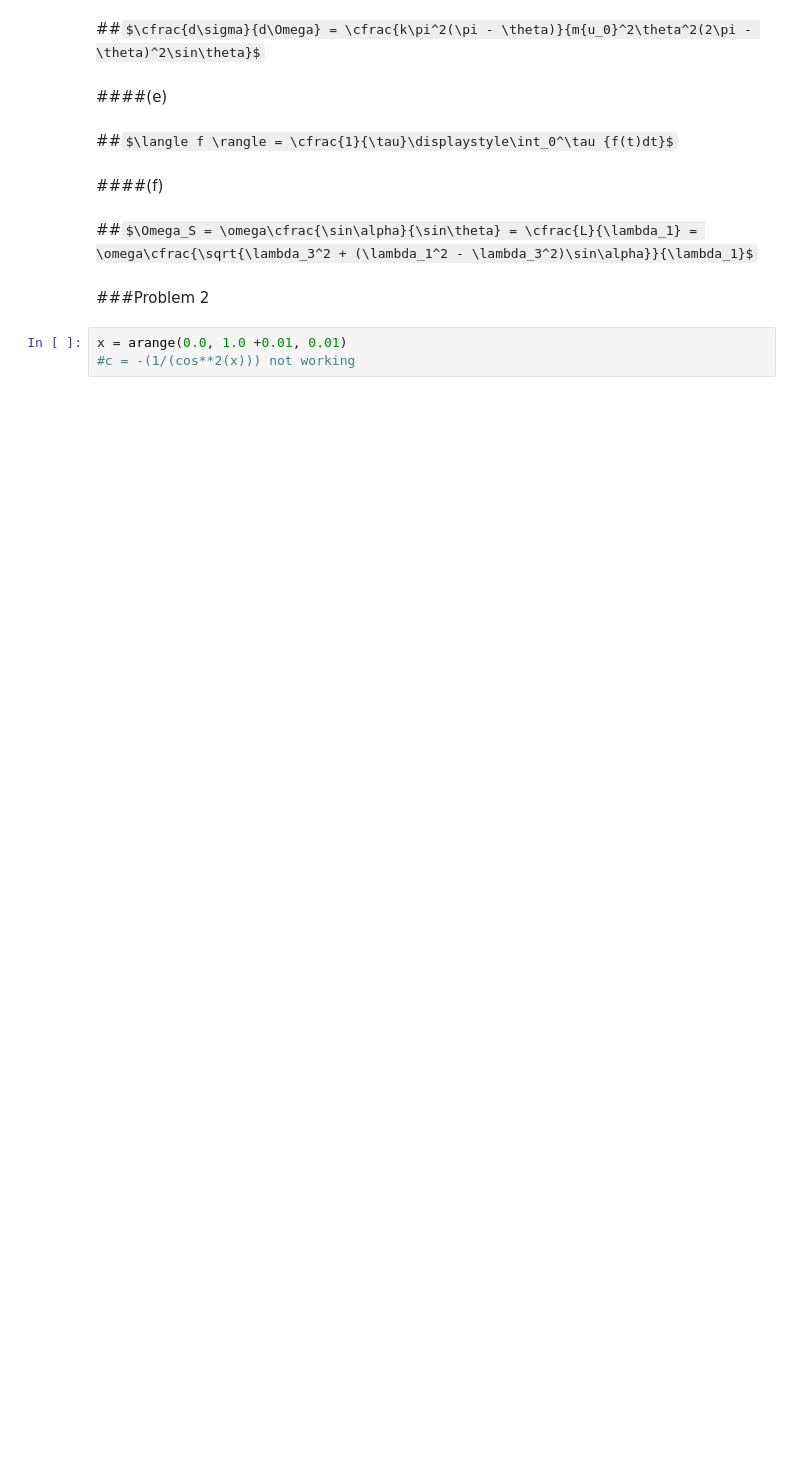
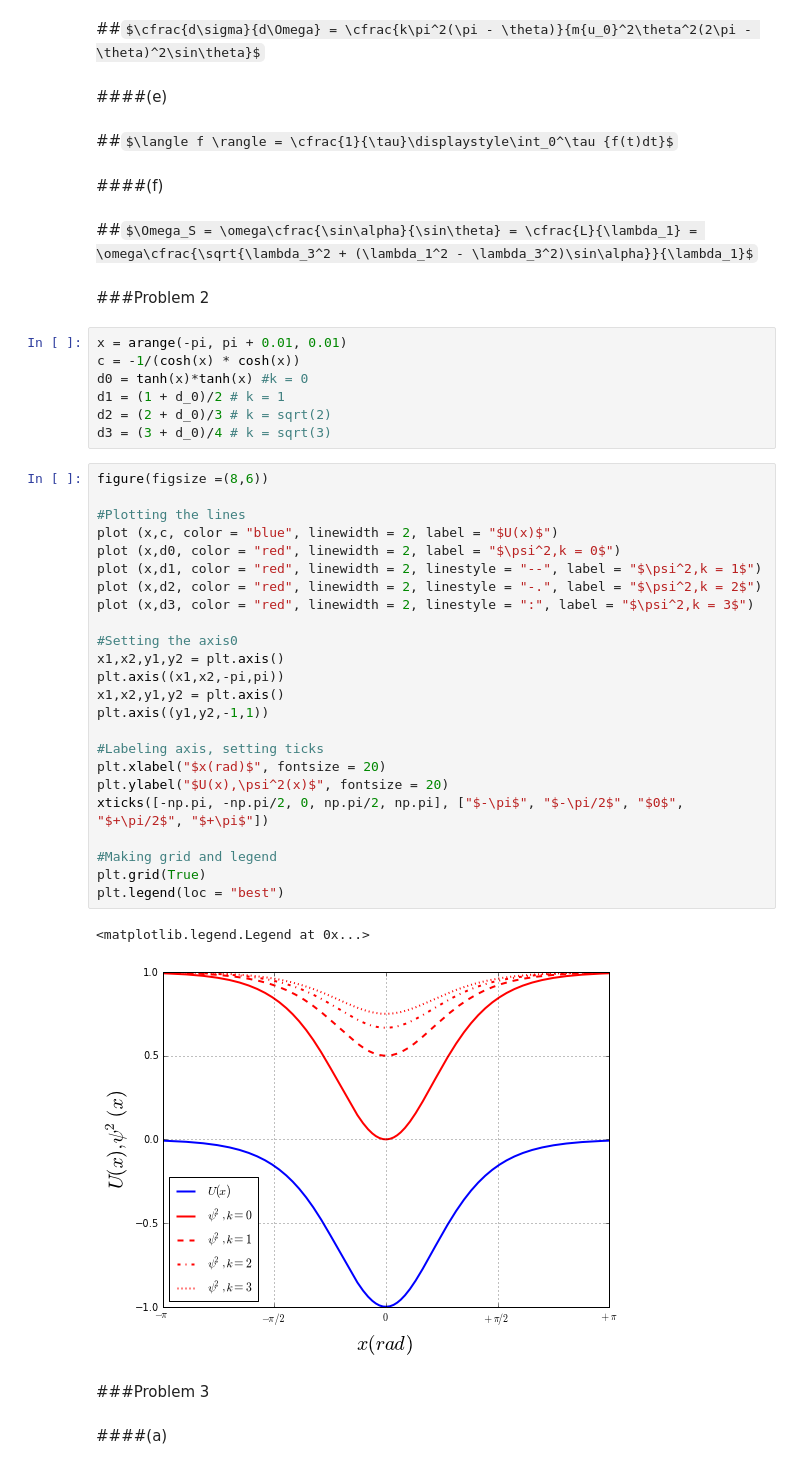
Before and after one commit to wsnyderPHYS202/PHYS202-S13, a Jupyter notebook: Week3/GraphicsEx2.ipynb, the cells around one changed output. Cells and saved outputs as stored; diff of their text form; some formulas as TeX source; blank space fills up the shorter version.

Commit message:
Updating GraphicsEx2

```diff
--- a/Week3/GraphicsEx2.ipynb
+++ b/Week3/GraphicsEx2.ipynb
@@ -28,6 +28,41 @@
 ##$\Omega_S = \omega\cfrac{\sin\alpha}{\sin\theta} = \cfrac{L}{\lambda_1} = \omega\cfrac{\sqrt{\lambda_3^2 + (\lambda_1^2 - \lambda_3^2)\sin\alpha}}{\lambda_1}$
 # %% [markdown]
 ###Problem 2
-# %%
-x = arange(0.0, 1.0 +0.01, 0.01)
-#c = -(1/(cos**2(x))) not working
+# %%
+x = arange(-pi, pi + 0.01, 0.01)
+c = -1/(cosh(x) * cosh(x))
+d0 = tanh(x)*tanh(x) #k = 0
+d1 = (1 + d_0)/2 # k = 1
+d2 = (2 + d_0)/3 # k = sqrt(2)
+d3 = (3 + d_0)/4 # k = sqrt(3)
+# %%
+figure(figsize =(8,6))
+
+#Plotting the lines
+plot (x,c, color = "blue", linewidth = 2, label = "$U(x)$")
+plot (x,d0, color = "red", linewidth = 2, label = "$\psi^2,k = 0$")
+plot (x,d1, color = "red", linewidth = 2, linestyle = "--", label = "$\psi^2,k = 1$")
+plot (x,d2, color = "red", linewidth = 2, linestyle = "-.", label = "$\psi^2,k = 2$")
+plot (x,d3, color = "red", linewidth = 2, linestyle = ":", label = "$\psi^2,k = 3$")
+
+#Setting the axis0
+x1,x2,y1,y2 = plt.axis()
+plt.axis((x1,x2,-pi,pi))
+x1,x2,y1,y2 = plt.axis()
+plt.axis((y1,y2,-1,1))
+
+#Labeling axis, setting ticks
+plt.xlabel("$x(rad)$", fontsize = 20)
+plt.ylabel("$U(x),\psi^2(x)$", fontsize = 20)
+xticks([-np.pi, -np.pi/2, 0, np.pi/2, np.pi], ["$-\pi$", "$-\pi/2$", "$0$", "$+\pi/2$", "$+\pi$"])
+
+#Making grid and legend
+plt.grid(True)
+plt.legend(loc = "best")
+# %% [output]
+<matplotlib.legend.Legend at 0x...>
+[figure, added]
+# %% [markdown]
+###Problem 3
+# %% [markdown]
+####(a)
```
Also changed, not shown: 1 other file.
